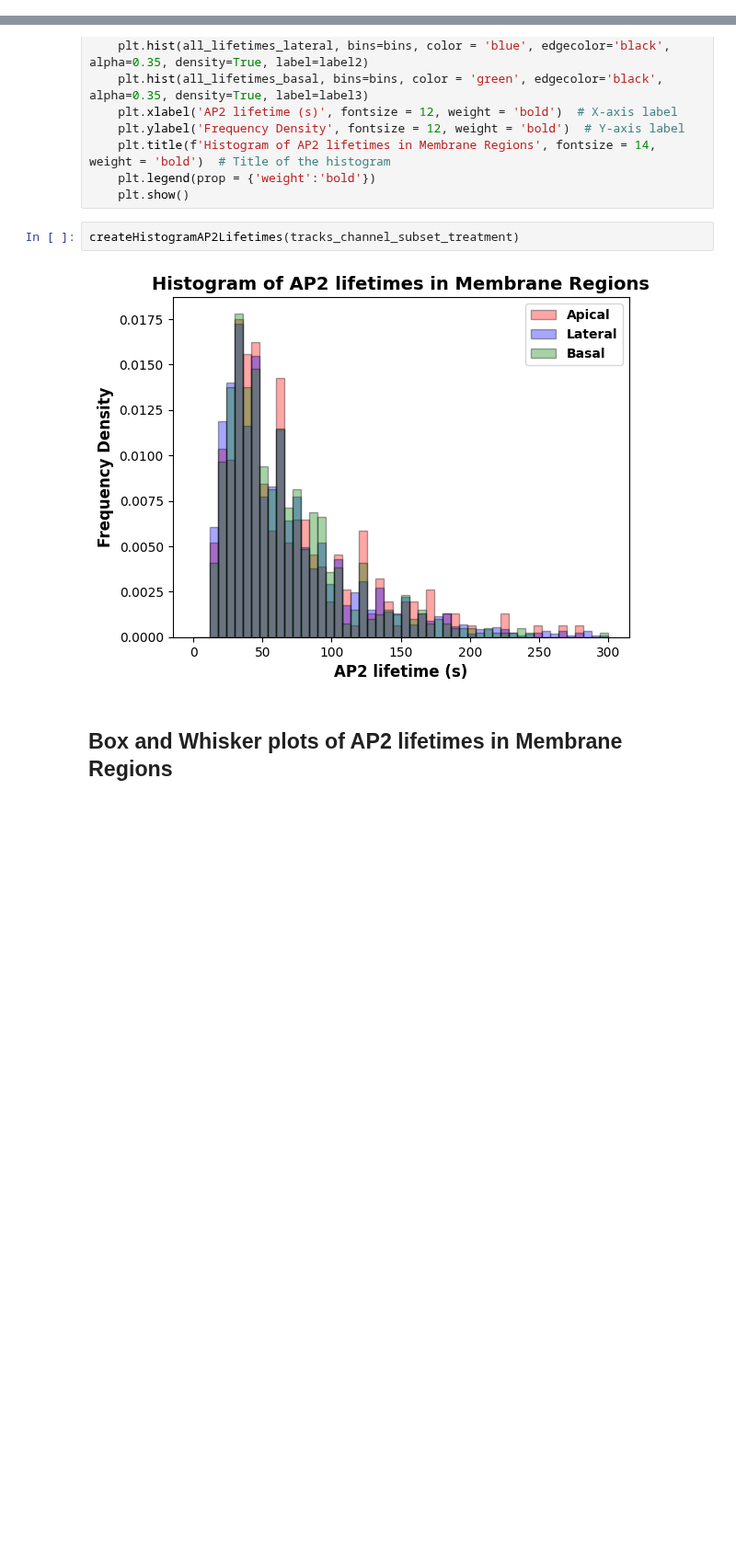
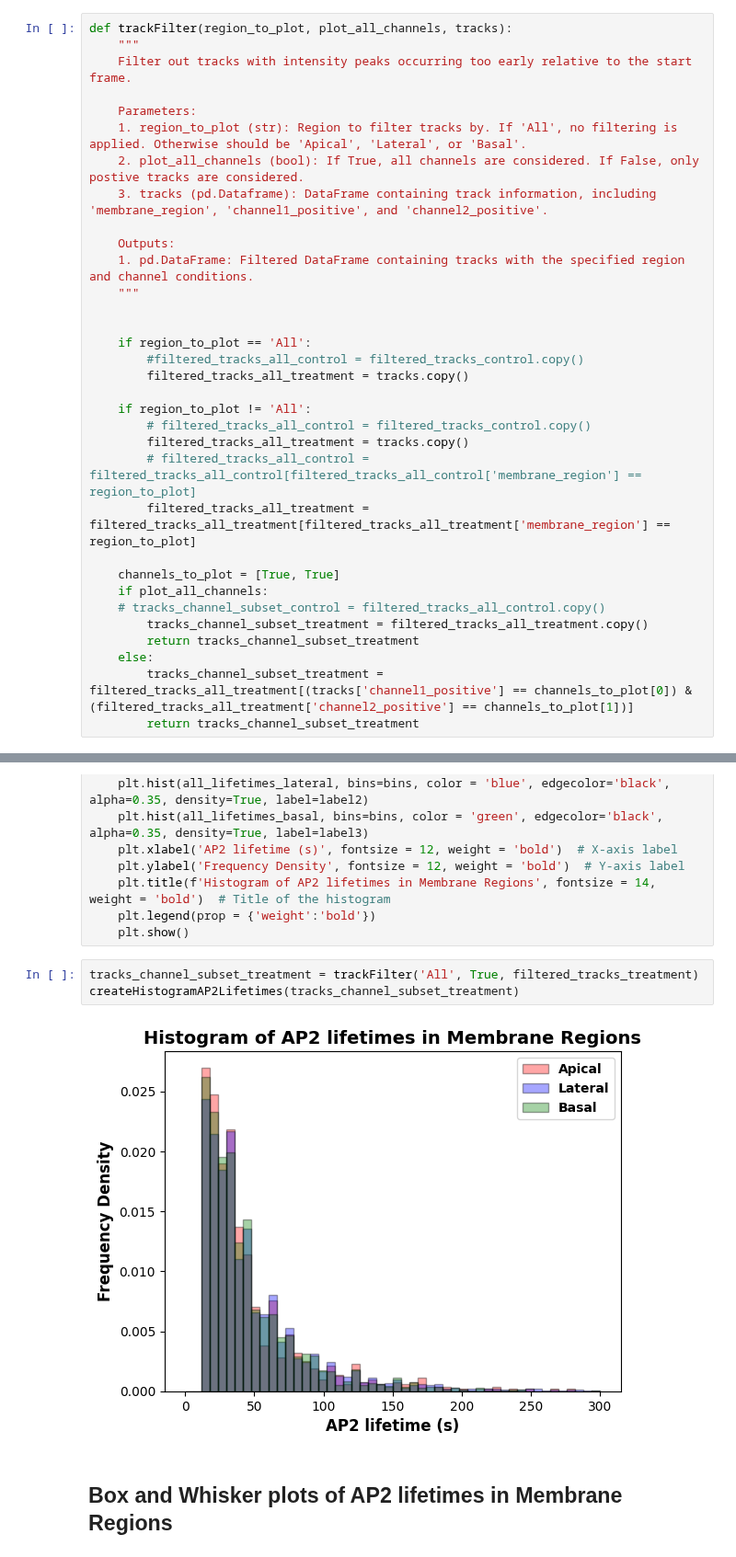
Before and after one commit to MatsulabUW/LLSM-CME-ANALYSIS, a Jupyter notebook: Final/Jupyter_Notebooks/matlab_interface/segmented_endocytosis_plots.ipynb, the cells around one changed output, grey strips where cells are left out. Shown at 92% size. Cells and saved outputs as stored; diff of their text form; blank space fills up the shorter version.

Commit message:
Created functions for lifetime histograms and boxplots

```diff
--- a/Final/Jupyter_Notebooks/matlab_interface/segmented_endocytosis_plots.ipynb
+++ b/Final/Jupyter_Notebooks/matlab_interface/segmented_endocytosis_plots.ipynb
@@ -146,3 +83,36 @@ else:
+# %%
+def trackFilter(region_to_plot, plot_all_channels, tracks):
+    """
+    Filter out tracks with intensity peaks occurring too early relative to the start frame.
+
+    Parameters:
+    1. region_to_plot (str): Region to filter tracks by. If 'All', no filtering is applied. Otherwise should be 'Apical', 'Lateral', or 'Basal'.
+    2. plot_all_channels (bool): If True, all channels are considered. If False, only postive tracks are considered.
+    3. tracks (pd.Dataframe): DataFrame containing track information, including 'membrane_region', 'channel1_positive', and 'channel2_positive'.
+
+    Outputs:
+    1. pd.DataFrame: Filtered DataFrame containing tracks with the specified region and channel conditions.
+    """
+
+
+    if region_to_plot == 'All':
+        #filtered_tracks_all_control = filtered_tracks_control.copy()
+        filtered_tracks_all_treatment = tracks.copy()
+
+    if region_to_plot != 'All':
+        # filtered_tracks_all_control = filtered_tracks_control.copy()
+        filtered_tracks_all_treatment = tracks.copy()
+        # filtered_tracks_all_control = filtered_tracks_all_control[filtered_tracks_all_control['membrane_region'] == region_to_plot]
+        filtered_tracks_all_treatment = filtered_tracks_all_treatment[filtered_tracks_all_treatment['membrane_region'] == region_to_plot]
+
+    channels_to_plot = [True, True]
+    if plot_all_channels:
+    # tracks_channel_subset_control = filtered_tracks_all_control.copy()
+        tracks_channel_subset_treatment = filtered_tracks_all_treatment.copy()
+        return tracks_channel_subset_treatment
+    else:
+        tracks_channel_subset_treatment = filtered_tracks_all_treatment[(tracks['channel1_positive'] == channels_to_plot[0]) & (filtered_tracks_all_treatment['channel2_positive'] == channels_to_plot[1])]
+        return tracks_channel_subset_treatment
 # %%
 # Plot histogram of all track lengths (lifetimes)
 def createHistogramAP2Lifetimes(tracks):
@@ -166,8 +136,9 @@ def createHistogramAP2Lifetimes(tracks):
     plt.legend(prop = {'weight':'bold'})
     plt.show()
 # %%
+tracks_channel_subset_treatment = trackFilter('All', True, filtered_tracks_treatment)
 createHistogramAP2Lifetimes(tracks_channel_subset_treatment)
 # %% [output]
-[figure, old version]
+[figure, new version]
 # %% [markdown]
 ## Box and Whisker plots of AP2 lifetimes in Membrane Regions
```
Also changed, not shown: parts of 10 cells of this notebook.
